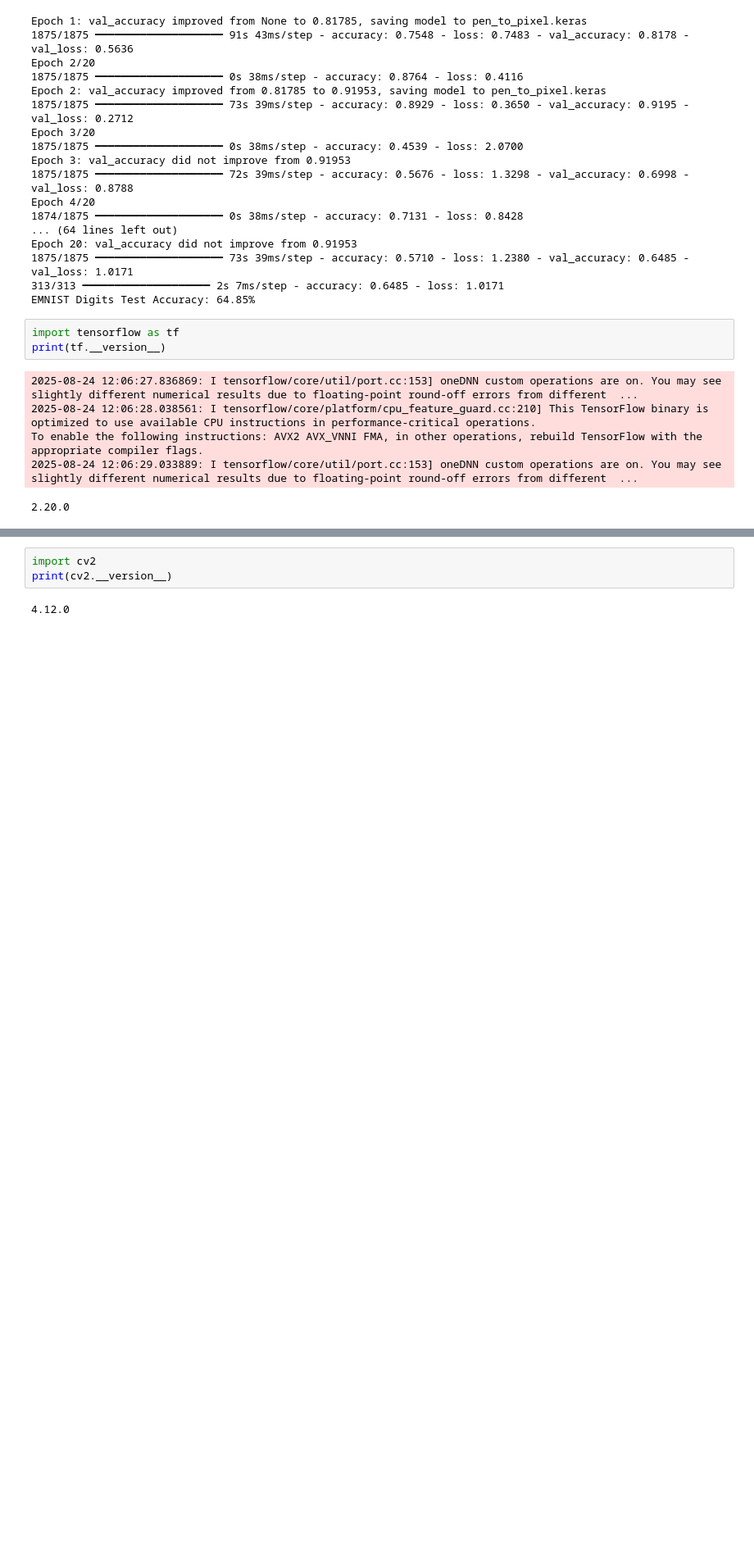
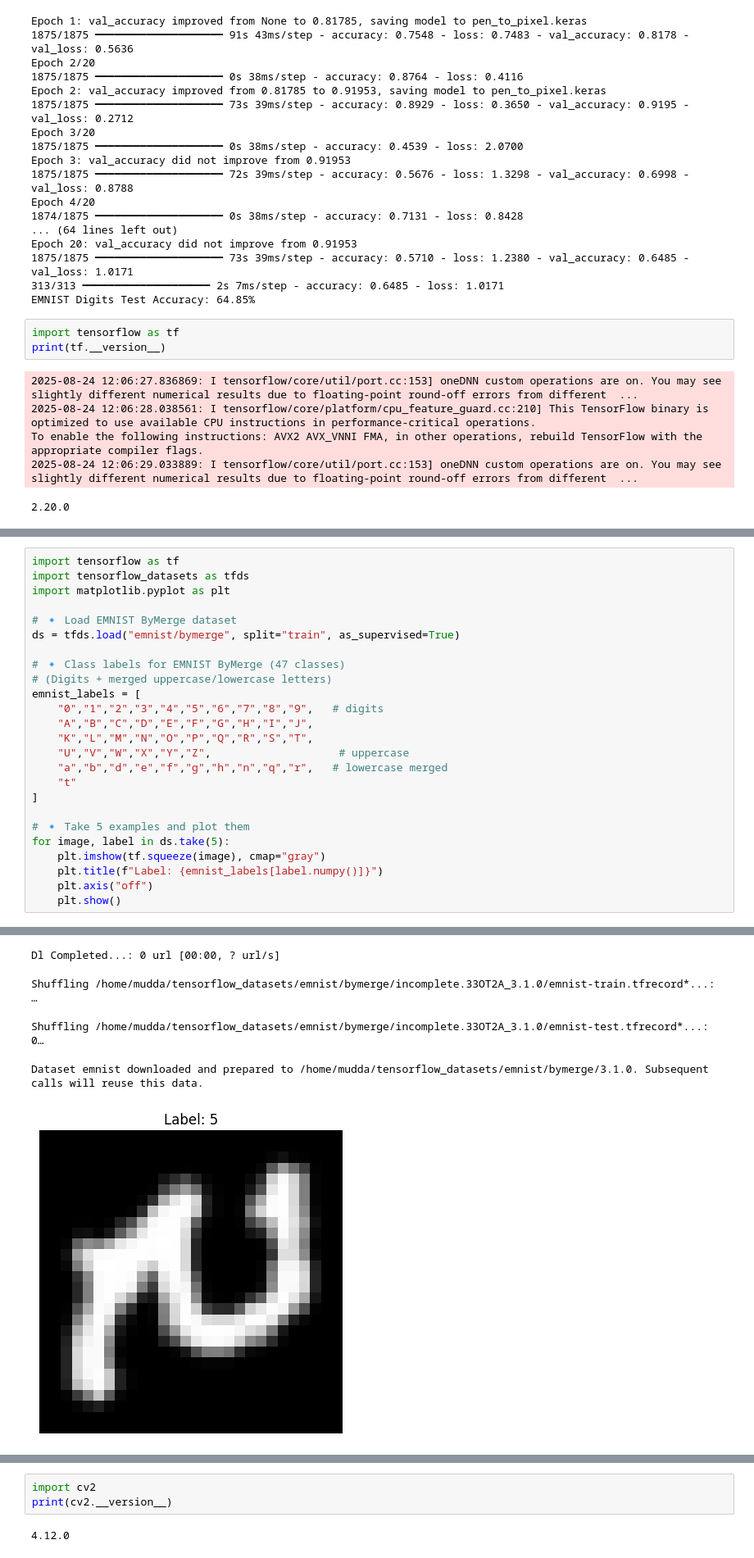
Before and after one commit to rnaveenpatil/pen_to_pixel-ai-model, a Jupyter notebook: pen_to_pixel_training.ipynb, the cells around one changed output, grey strips where cells are left out. Shown: that part at 82% size. Cells and saved outputs as stored; diff of their text form; blank space fills up the shorter version.

```diff
--- a/pen_to_pixel_training.ipynb
+++ b/pen_to_pixel_training.ipynb
@@ -327,0 +493,26 @@ for image, label in ds.take(5):
+# %%
+import tensorflow as tf
+import tensorflow_datasets as tfds
+import matplotlib.pyplot as plt
+
+# 🔹 Load EMNIST ByMerge dataset
+ds = tfds.load("emnist/bymerge", split="train", as_supervised=True)
+
+# 🔹 Class labels for EMNIST ByMerge (47 classes)
+# (Digits + merged uppercase/lowercase letters)
+emnist_labels = [
+    "0","1","2","3","4","5","6","7","8","9",   # digits
+    "A","B","C","D","E","F","G","H","I","J",
+    "K","L","M","N","O","P","Q","R","S","T",
+    "U","V","W","X","Y","Z",                    # uppercase
+    "a","b","d","e","f","g","h","n","q","r",   # lowercase merged
+    "t"
+]
+
+# 🔹 Take 5 examples and plot them
+for image, label in ds.take(5):
+    plt.imshow(tf.squeeze(image), cmap="gray")
+    plt.title(f"Label: {emnist_labels[label.numpy()]}")
+    plt.axis("off")
+    plt.show()
+# %% [output]
@@ -327,0 +521,5 @@ for image, label in ds.take(5):
+Dl Completed...: 0 url [00:00, ? url/s]
+Shuffling /home/mudda/tensorflow_datasets/emnist/bymerge/incomplete.33OT2A_3.1.0/emnist-train.tfrecord*...:   …
+Shuffling /home/mudda/tensorflow_datasets/emnist/bymerge/incomplete.33OT2A_3.1.0/emnist-test.tfrecord*...:   0…
+Dataset emnist downloaded and prepared to /home/mudda/tensorflow_datasets/emnist/bymerge/3.1.0. Subsequent calls will reuse this data.
+[figure, added]
```
Also changed, not shown: parts of 14 cells of this notebook.
